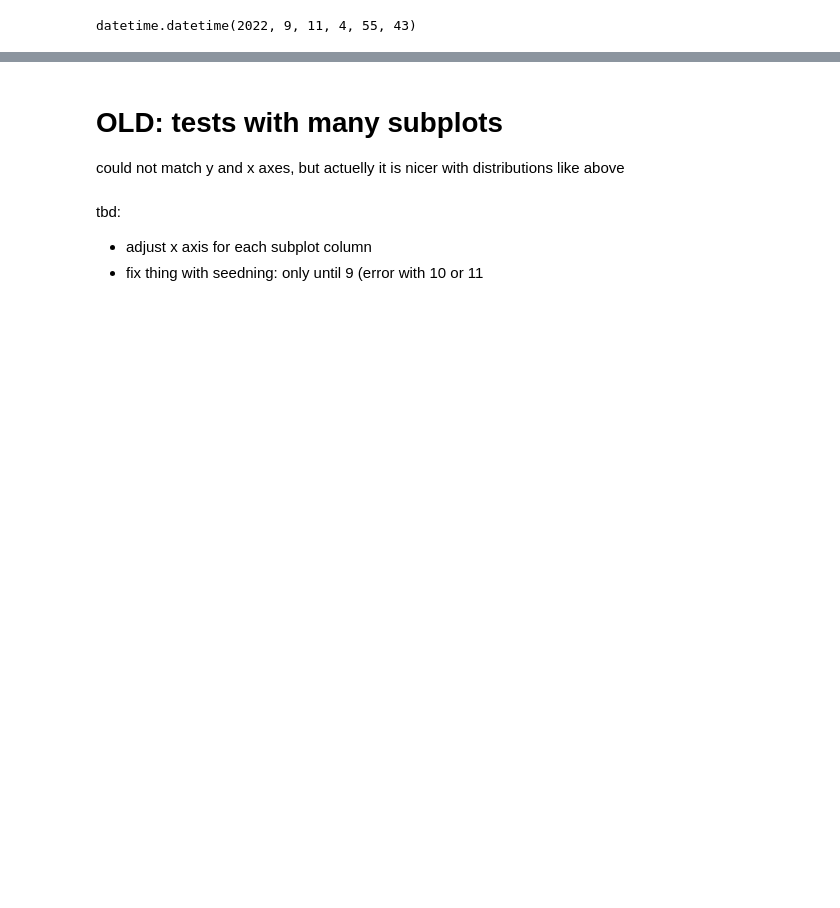
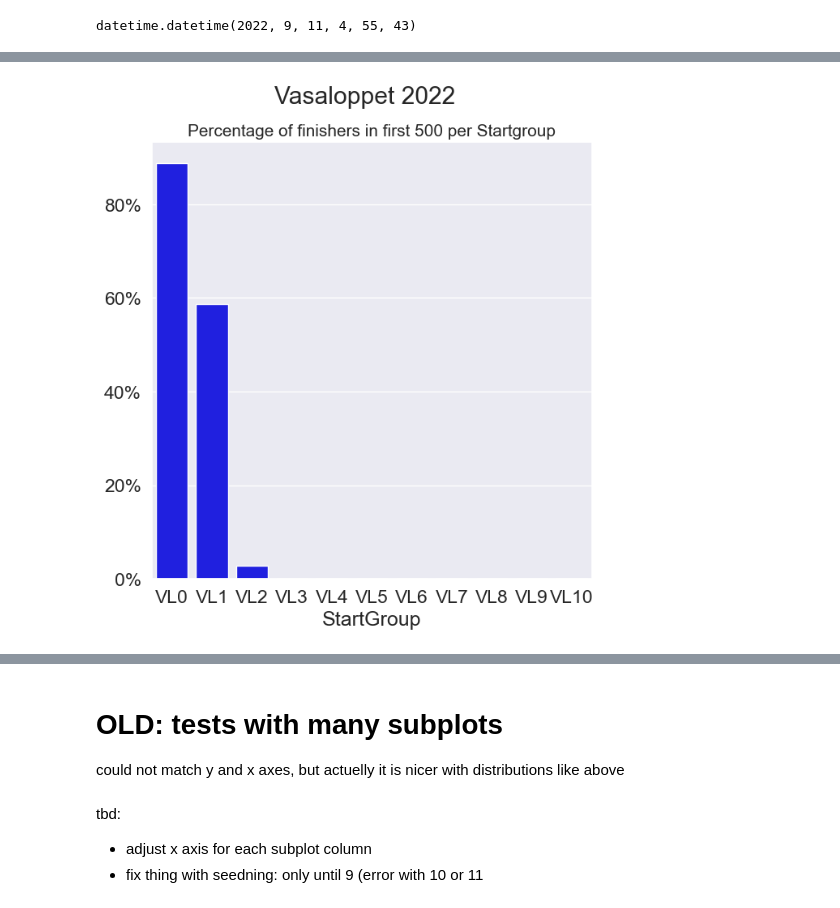
Before and after one commit to JonasWflr/vasaloppet, a Jupyter notebook: 03_analysis 2022.ipynb, the cells around one changed output, grey strips where cells are left out. Cells and saved outputs as stored; diff of their text form; code cells hidden in the pictures; blank space fills up the shorter version.

```diff
--- a/03_analysis 2022.ipynb
+++ b/03_analysis 2022.ipynb
@@ -594,0 +654,28 @@ datetime.datetime(2022, 9, 11, 4, 55, 43)
+# %%
+def plot_first_n(number, color_nr):
+    fig, axes = plt.subplots(1, 1, sharex=True, sharey=True, figsize=(7,7))
+
+    column_name = f"first {number} %"
+
+    bar = sns.barplot(data=df_placing, x='StartGroup', y=column_name, color=colors[color_nr])
+    #bar.set(title="Vasaloppet 2022")
+    #bar.set(subtitle="Vasaloppet 2022")
+
+    #sns.set_theme(style='white')
+    sns.set(font_scale = 1.5)
+
+    bar.set(ylabel='')
+
+    fig.suptitle('Vasaloppet 2022')
+    # Plot with Y axis scaled as percent
+    plt.gca().yaxis.set_major_formatter(mtick.PercentFormatter(xmax=1.0))
+    #plt.title('test')
+    #plt.suptitle("Vasaloppet 2022", fontsize=20)
+    plt.title(f"Percentage of finishers in first {number} per Startgroup", fontsize=15, loc='center')
+    #plt.title("Vasaloppet 2022\nPercentage of finishers in first 1000 per Startgroup", fontsize=25, loc='left')
+
+    plt.show()
+# %%
+plot_first_n(500,0)
+# %% [output]
+[figure, added]
```
Also changed, not shown: parts of 44 cells of this notebook.
